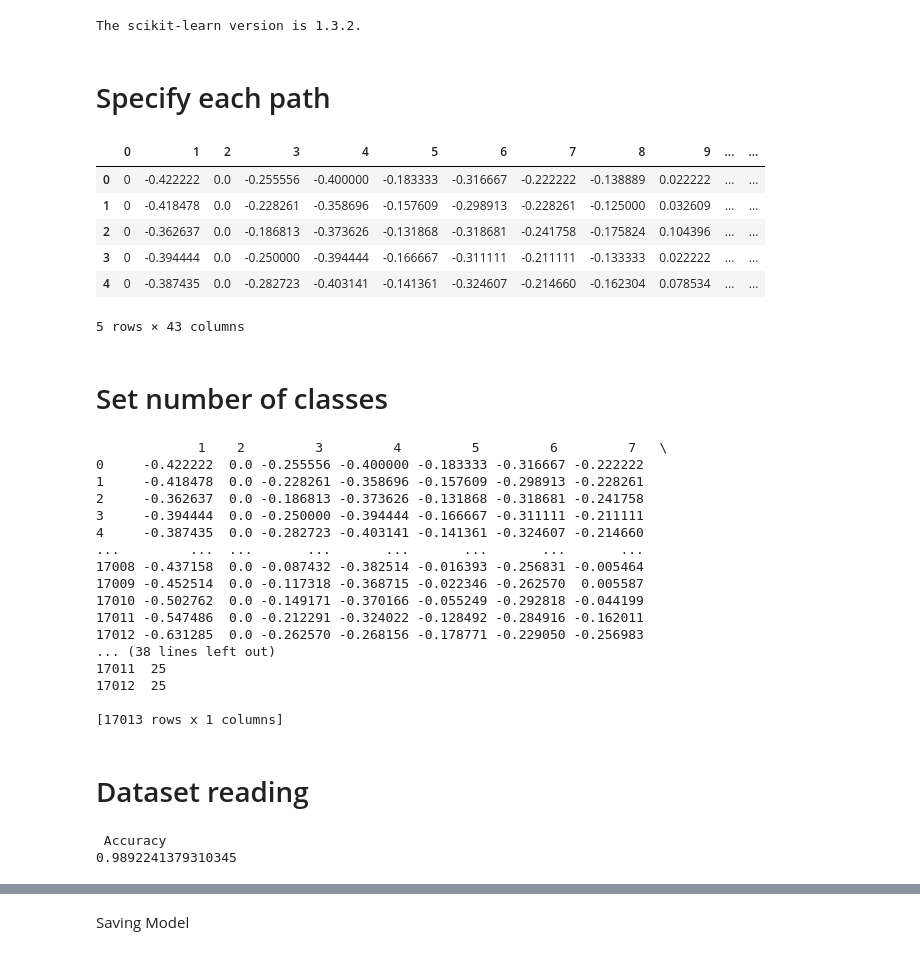
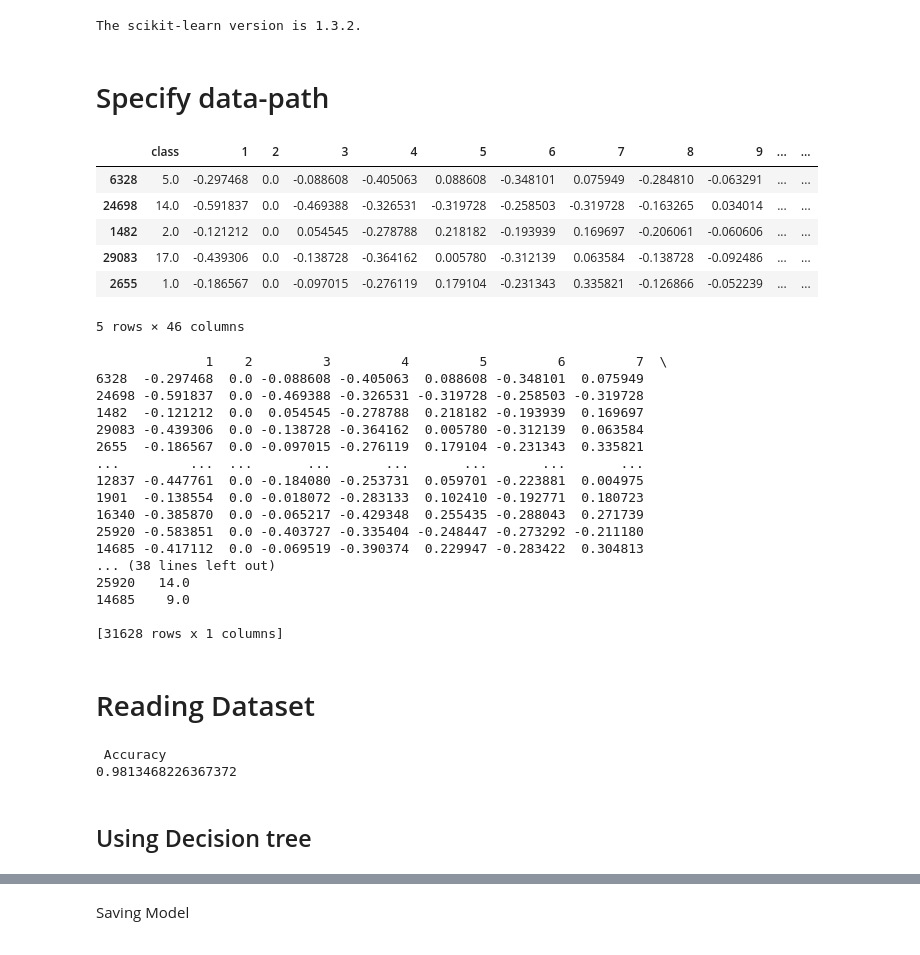
Before and after one commit to AkshayGola/AI-Buzz, a Jupyter notebook: keypoint_classification_DT.ipynb, the cells around one changed output, grey strips where cells are left out. Drawn from its saved outputs; the diff is of its cells as text; code cells hidden in the pictures.

Commit message:
Added new features, evaluated using other classification  models.

```diff
--- a/keypoint_classification_DT.ipynb
+++ b/keypoint_classification_DT.ipynb
@@ -21,20 +22,4 @@ print('The scikit-learn version is {}.'.format(sklearn.__version__))
 # %% [output]
 The scikit-learn version is 1.3.2.
 # %% [markdown]
-# Specify each path
+# Specify data-path
-# %%
-dataset = 'model/gesture_classifier/gesture_train_akshay.csv'
-#dataset = 'model/gesture_classifier/gesture_train_kailash.csv'
-
-df = pd.read_csv(dataset, header = None)
-df.head()
-# %% [output]
-|  | 0 | 1 | 2 | 3 | 4 | 5 | 6 | 7 | 8 | 9 | ... | ... |
-| 0 | 0 | -0.422222 | 0.0 | -0.255556 | -0.400000 | -0.183333 | -0.316667 | -0.222222 | -0.138889 | 0.022222 | ... | ... |
-| 1 | 0 | -0.418478 | 0.0 | -0.228261 | -0.358696 | -0.157609 | -0.298913 | -0.228261 | -0.125000 | 0.032609 | ... | ... |
-| 2 | 0 | -0.362637 | 0.0 | -0.186813 | -0.373626 | -0.131868 | -0.318681 | -0.241758 | -0.175824 | 0.104396 | ... | ... |
-| 3 | 0 | -0.394444 | 0.0 | -0.250000 | -0.394444 | -0.166667 | -0.311111 | -0.211111 | -0.133333 | 0.022222 | ... | ... |
-| 4 | 0 | -0.387435 | 0.0 | -0.282723 | -0.403141 | -0.141361 | -0.324607 | -0.214660 | -0.162304 | 0.078534 | ... | ... |
-5 rows × 43 columns
-# %% [markdown]
-# Set number of classes
@@ -43,3 +26,25 @@ NUM_CLASSES = 6
+# %%
+dataset = 'model/gesture_classifier/gesture_train_akshay.csv'
+
+column_names = ['class', '1', '2', '3', '4','5','6','7','8','9','10','11','12','13','14','15','16','17','18','19','20','21','22','23','24','25','26','27','28','29','30','31','32','33','34','35','36','37','38','39','40','41','42','43','44','45']
+
+#X_column_names = ['1', '2', '3', '4','5','6','7','8','9','10','11','12','13','14','15','16','17','18','19','20','21','22','23','24','25','26','27','28','29','30','31','32','33','34','35','36','37','38','39','40','41','42','43','44','45']
+
+df = pd.read_csv(dataset, header = None, names=column_names)
+df = df.dropna()
+
+# shuffle the DataFrame rows
+df = df.sample(frac = 1)
+
+df.head()
+# %% [output]
+|  | class | 1 | 2 | 3 | 4 | 5 | 6 | 7 | 8 | 9 | ... | ... |
+| 6328 | 5.0 | -0.297468 | 0.0 | -0.088608 | -0.405063 | 0.088608 | -0.348101 | 0.075949 | -0.284810 | -0.063291 | ... | ... |
+| 24698 | 14.0 | -0.591837 | 0.0 | -0.469388 | -0.326531 | -0.319728 | -0.258503 | -0.319728 | -0.163265 | 0.034014 | ... | ... |
+| 1482 | 2.0 | -0.121212 | 0.0 | 0.054545 | -0.278788 | 0.218182 | -0.193939 | 0.169697 | -0.206061 | -0.060606 | ... | ... |
+| 29083 | 17.0 | -0.439306 | 0.0 | -0.138728 | -0.364162 | 0.005780 | -0.312139 | 0.063584 | -0.138728 | -0.092486 | ... | ... |
+| 2655 | 1.0 | -0.186567 | 0.0 | -0.097015 | -0.276119 | 0.179104 | -0.231343 | 0.335821 | -0.126866 | -0.052239 | ... | ... |
+5 rows × 46 columns
 # %%
 X = df.iloc[:, 1:]
 Y = df.iloc[:, :1]
@@ -50,33 +55,32 @@ Y = df.iloc[:, :1]
 print(X)
 print(Y)
 # %% [output]
-             1    2         3         4         5         6         7   \
-0     -0.422222  0.0 -0.255556 -0.400000 -0.183333 -0.316667 -0.222222
-1     -0.418478  0.0 -0.228261 -0.358696 -0.157609 -0.298913 -0.228261
-2     -0.362637  0.0 -0.186813 -0.373626 -0.131868 -0.318681 -0.241758
-3     -0.394444  0.0 -0.250000 -0.394444 -0.166667 -0.311111 -0.211111
-4     -0.387435  0.0 -0.282723 -0.403141 -0.141361 -0.324607 -0.214660
+              1    2         3         4         5         6         7  \
+6328  -0.297468  0.0 -0.088608 -0.405063  0.088608 -0.348101  0.075949
+24698 -0.591837  0.0 -0.469388 -0.326531 -0.319728 -0.258503 -0.319728
+1482  -0.121212  0.0  0.054545 -0.278788  0.218182 -0.193939  0.169697
+29083 -0.439306  0.0 -0.138728 -0.364162  0.005780 -0.312139  0.063584
+2655  -0.186567  0.0 -0.097015 -0.276119  0.179104 -0.231343  0.335821
 ...         ...  ...       ...       ...       ...       ...       ...
-17008 -0.437158  0.0 -0.087432 -0.382514 -0.016393 -0.256831 -0.005464
-17009 -0.452514  0.0 -0.117318 -0.368715 -0.022346 -0.262570  0.005587
-17010 -0.502762  0.0 -0.149171 -0.370166 -0.055249 -0.292818 -0.044199
-17011 -0.547486  0.0 -0.212291 -0.324022 -0.128492 -0.284916 -0.162011
-17012 -0.631285  0.0 -0.262570 -0.268156 -0.178771 -0.229050 -0.256983
+12837 -0.447761  0.0 -0.184080 -0.253731  0.059701 -0.223881  0.004975
+1901  -0.138554  0.0 -0.018072 -0.283133  0.102410 -0.192771  0.180723
+16340 -0.385870  0.0 -0.065217 -0.429348  0.255435 -0.288043  0.271739
+25920 -0.583851  0.0 -0.403727 -0.335404 -0.248447 -0.273292 -0.211180
+14685 -0.417112  0.0 -0.069519 -0.390374  0.229947 -0.283422  0.304813
 ... (38 lines left out)
-17011  25
-17012  25
+25920   14.0
+14685    9.0
 
-[17013 rows x 1 columns]
+[31628 rows x 1 columns]
 # %% [markdown]
-# Dataset reading
+# Reading Dataset
 # %%
-X_train, X_test, Y_train, Y_test = train_test_split(X, Y,test_size = 0.30 , random_state = RANDOM_SEED)
+X_train, X_test, Y_train, Y_test = train_test_split(X, Y,test_size = 0.30 , random_state = RANDOM_SEED, stratify=Y)
 
 Dtree = DecisionTreeClassifier(random_state = RANDOM_SEED)
 Dtree.fit(X_train, Y_train)
 
 predictions = Dtree.predict(X_test)
-
 
 # print(classification_report(Y_test, predictions))
 
@@ -87,4 +91,6 @@ print("\n Accuracy")
 print(accuracy_score(Y_test, predictions))
 # %% [output]
  Accuracy
-0.9892241379310345
+0.9813468226367372
+# %% [markdown]
+## Using Decision tree
```
Also changed, not shown: parts of 18 cells of this notebook, 11 other files.
